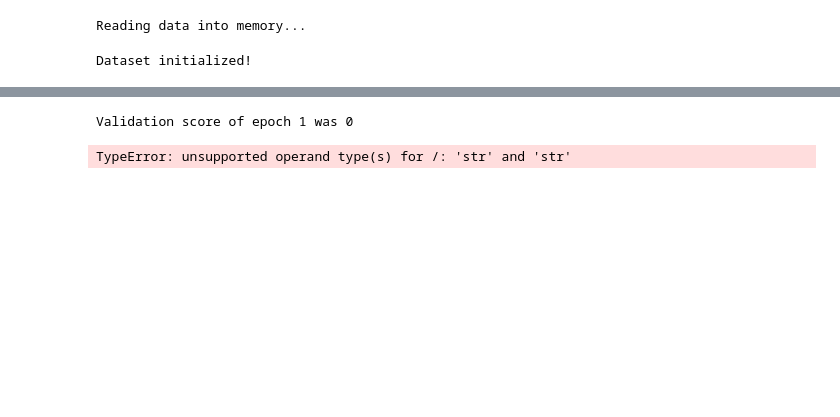
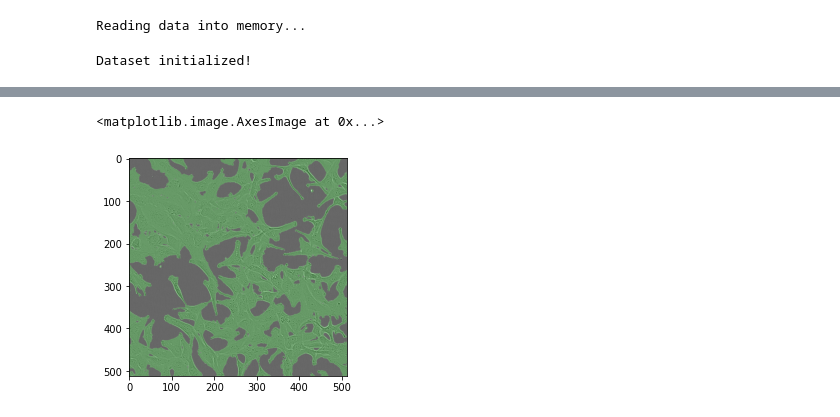
Before and after one commit to anttitapsa/Domain_adaptation, a Jupyter notebook: main.ipynb, the cells around one changed output, grey strips where cells are left out. Cells and saved outputs as stored; diff of their text form; code cells hidden in the pictures; blank space fills up the shorter version.

Commit message:
added plt figures in notebook

```diff
--- a/main.ipynb
+++ b/main.ipynb
@@ -12,7 +15,7 @@ DATA_DIR = os.path.join(os.getcwd(), "data")
 TARGET_DATA_DIR = os.path.join(DATA_DIR, "target")
 LIVECELL_IMG_DIR = os.path.join(DATA_DIR, "livecell", "images")
 LIVECELL_MASK_DIR = os.path.join(DATA_DIR, "livecell", "masks")
-dataset = data_loader.MaskedDataset(LIVECELL_IMG_DIR, LIVECELL_MASK_DIR, length=10, in_memory=False)
+dataset = data_loader.MaskedDataset(LIVECELL_IMG_DIR, LIVECELL_MASK_DIR, length=50, in_memory=False)
 # %% [output]
 Reading data into memory...
 Dataset initialized!
@@ -49,6 +34,9 @@ train_loop.train_net(   net=neural_net,
                         val_percent=0.1,        # Percent of test set
                         save_checkpoint = True,
                         amp=False)
-# %% [output]
-Validation score of epoch 1 was 0
-TypeError: unsupported operand type(s) for /: 'str' and 'str'
+# %%
+device = torch.device('cuda' if torch.cuda.is_available() else 'cpu')
+net = model.Unet(numChannels=1, classes=2, dropout = 0.1)
+PATH = "C:\\Users\\Antti\\Documents\\#1_Masters_studies\\LST_project\\models\\model_2022-02-28\\checkpoint_epoch3_2022-02-28.pth"
+# %%
+net = torch.load(PATH, map_location=device)
@@ -54,0 +45,15 @@ TypeError: unsupported operand type(s) for /: 'str' and 'str'
+# %%
+with torch.no_grad():
+      image, mask = dataset[44]
+      prediction = net(torch.unsqueeze(image, dim=0))
+      prediction = torch.squeeze(prediction, dim=0)
+# %%
+plt.imshow(torch.squeeze(image), cmap = 'gray')
+mask_np = np.delete(prediction.permute(1,2,0).numpy(),0, axis=2)
+
+mask_np = np.where(mask_np == 0, np.array([0,0,0]), mask_np)
+mask_np = np.where(mask_np == 1, np.array([0,1,0]), mask_np)
+plt.imshow(mask_np, alpha = 0.2)
+# %% [output]
+<matplotlib.image.AxesImage at 0x...>
+[figure, added]
```
Also changed, not shown: parts of 4 cells of this notebook.
